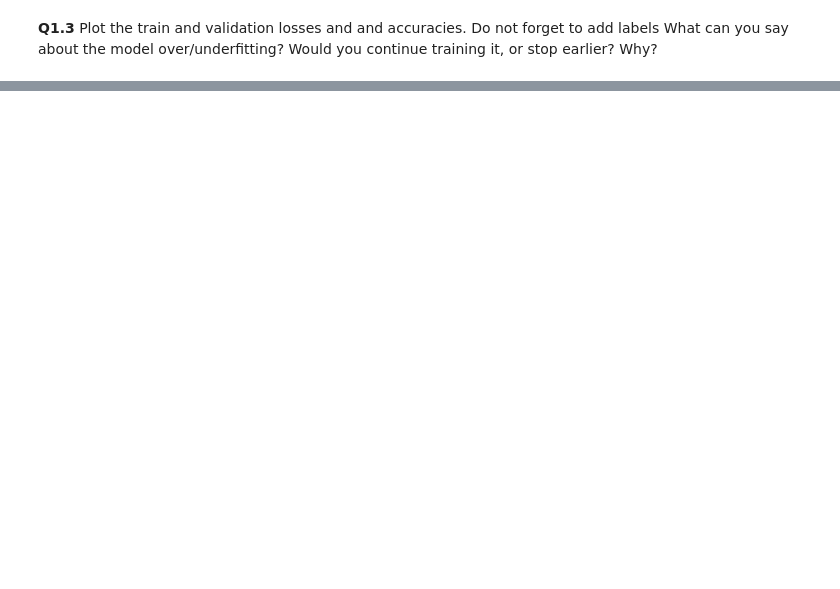
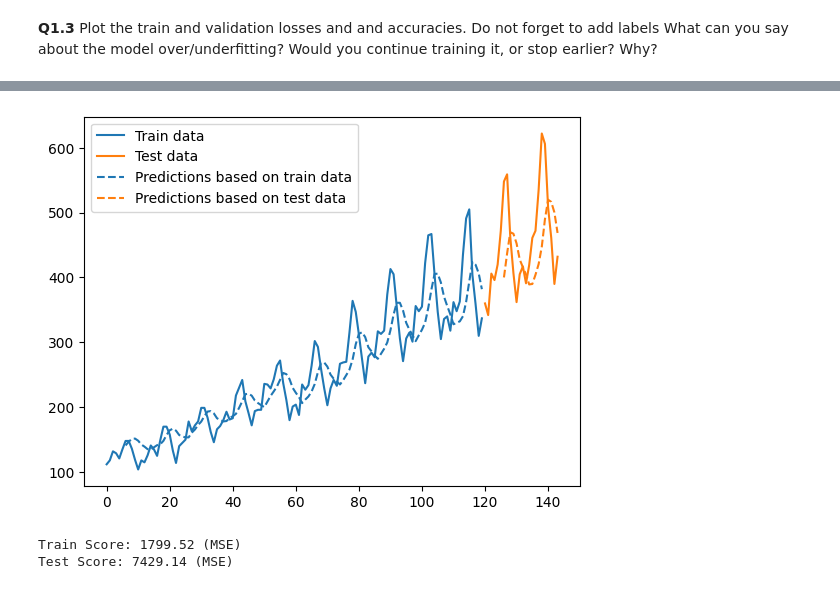
Before and after one commit to sergeGITH/TS, a Jupyter notebook: TMDL_2024_25_Assignment_4,_Qs_only.ipynb, the cells around one changed output, grey strips where cells are left out. Saved outputs shown, nothing was run; the diff lists cells and outputs as text; code cells hidden in the pictures; blank space fills up the shorter version.

```diff
--- a/TMDL_2024_25_Assignment_4,_Qs_only.ipynb
+++ b/TMDL_2024_25_Assignment_4,_Qs_only.ipynb
@@ -198,14 +283,14 @@ history = model.fit(..., ..., epochs=..., batch_size=..., verbose=1, validation_
 # %%
 # Predict on the test set
 # make predictions
-train_preds = model.predict(...)
-test_preds = ...
+train_preds = model.predict(X_train)
+test_preds = model.predict(X_test)
 
 # invert predictions
-train_preds = scaler.inverse_transform(...)
-y_train = scaler.inverse_transform(...)
-test_preds = ...
-y_test = ...
+train_preds = scaler.inverse_transform(train_preds)
+y_train = scaler.inverse_transform(y_train)
+test_preds = scaler.inverse_transform(test_preds)
+y_test = scaler.inverse_transform(y_test)
 
 # plotting code adapted from https://www.kaggle.com/code/singhalamogh/lstm-regression-on-time-series-data
 # shift train predictions for plotting
@@ -238,3 +323,4 @@ train_score = mean_squared_error(y_train, train_preds)
 print('Train Score: %.2f (MSE)' % (train_score))
 test_score = mean_squared_error(y_test, test_preds)
 print('Test Score: %.2f (MSE)' % (test_score))
+# %% [output]
@@ -240,0 +329,3 @@ print('Test Score: %.2f (MSE)' % (test_score))
+[figure, added]
+Train Score: 1799.52 (MSE)
+Test Score: 7429.14 (MSE)
```
Also changed, not shown: parts of 12 cells of this notebook.
